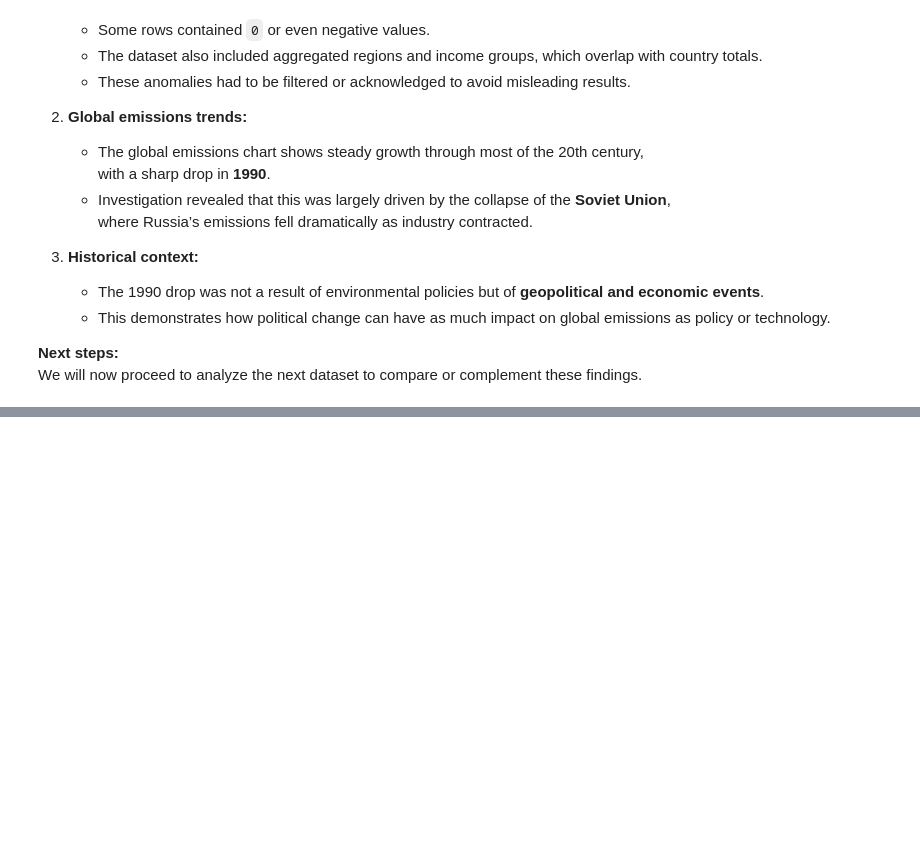
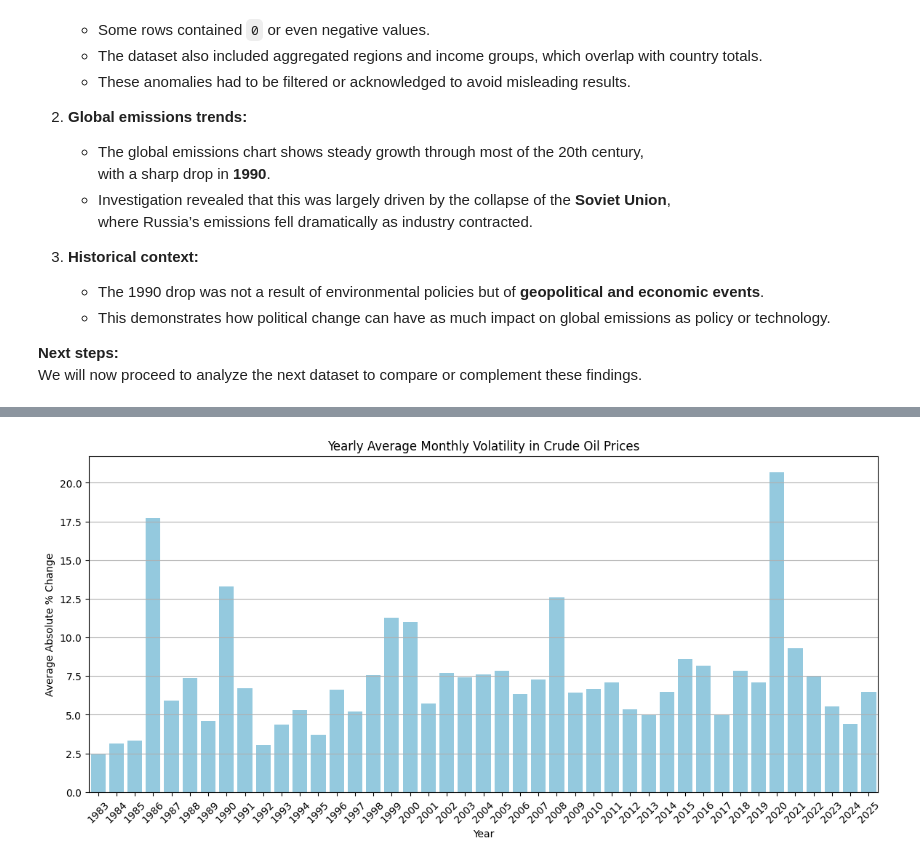
Before and after one commit to MaksimusRex/Data-Analysis-on-Emissions-Energy-and-EVs, a Jupyter notebook: DataAnalysisEmissions.ipynb, the cells around one changed output, grey strips where cells are left out. Saved outputs shown, nothing was run; the diff lists cells and outputs as text; code cells hidden in the pictures; blank space fills up the shorter version.

```diff
--- a/DataAnalysisEmissions.ipynb
+++ b/DataAnalysisEmissions.ipynb
@@ -500,0 +653,18 @@ We will now proceed to analyze the next dataset to compare or complement these f
+# %%
+# Absolute monthly percent change
+df_oil['abs_percent_change'] = df_oil['percentChange'].abs()
+
+# Group by year: average absolute percent change
+yearly_volatility = df_oil.groupby('year')['abs_percent_change'].mean().reset_index()
+
+# Plot bar chart
+plt.figure(figsize=(14,6))
+sns.barplot(data=yearly_volatility, x='year', y='abs_percent_change', color='skyblue')
+plt.xticks(rotation=45)
+plt.title('Yearly Average Monthly Volatility in Crude Oil Prices')
+plt.xlabel('Year')
+plt.ylabel('Average Absolute % Change')
+plt.grid(axis='y')
+plt.show()
+# %% [output]
+[figure, added]
```
Also changed, not shown: parts of 24 cells of this notebook.
